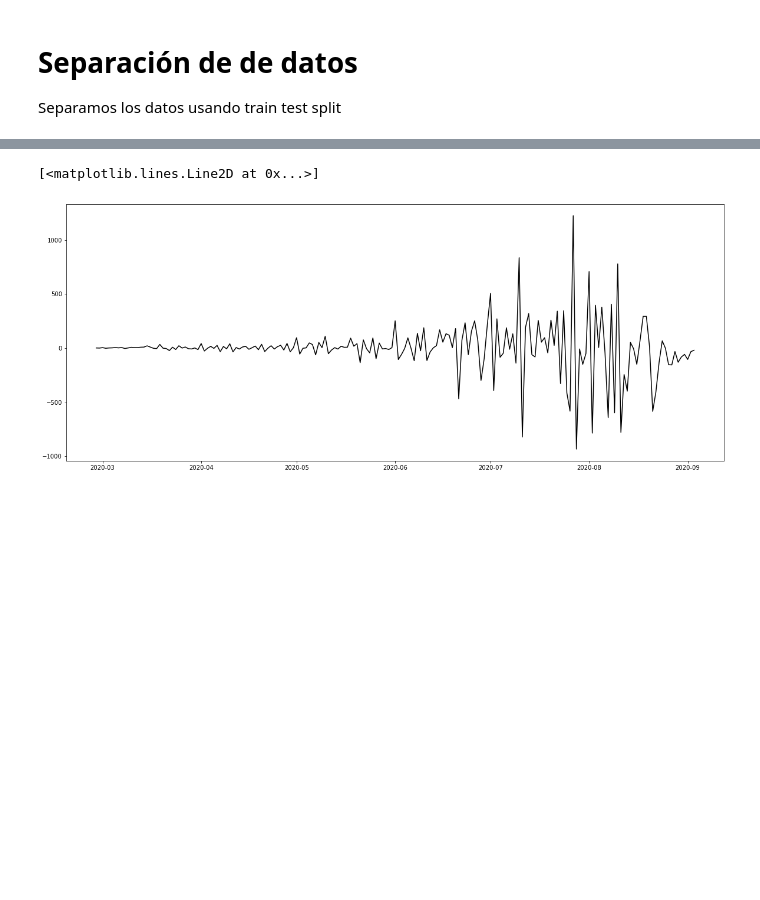
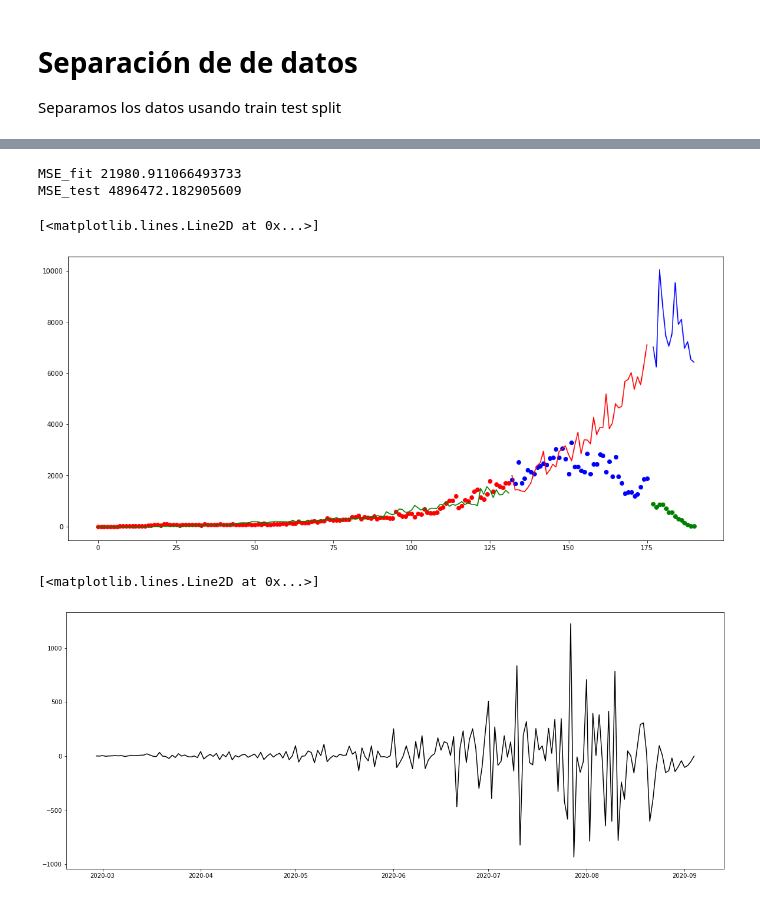
Before and after one commit to AP-2020-1S/covid-19-flr-analitica-predictiva, a Jupyter notebook: 3_Modelo_Bogota_Corto_plazo.ipynb, the cells around one changed output, grey strips where cells are left out. Drawn from its saved outputs; the diff is of its cells as text; code cells hidden in the pictures; blank space fills up the shorter version.

```diff
--- a/3_Modelo_Bogota_Corto_plazo.ipynb
+++ b/3_Modelo_Bogota_Corto_plazo.ipynb
@@ -148,3 +225,34 @@ plot()
+# %%
+from sklearn.pipeline import Pipeline
+from sklearn.preprocessing import StandardScaler
+from sklearn.linear_model import Ridge
+regressor = Ridge(alpha=10)
+pipe =Pipeline(steps=[('scaler',StandardScaler()),('regressor',regressor)])
+pipe.fit(X_fit,Y_fit)
+y_fit_pred = pipe.predict(X_fit)
+y_test_pred = pipe.predict(X_test)
+y_val_pred = pipe.predict(X_val)
+
+
+from sklearn.metrics import mean_squared_error
+
+print("MSE_fit",mean_squared_error(Y_fit,y_fit_pred))
+print("MSE_test",mean_squared_error(Y_test,y_test_pred))
+
+f = plt.figure(figsize=(18,8))
+plt.plot(X_fit['dias'],Y_fit,'or')
+plt.plot(X_test['dias'],Y_test,'ob')
+plt.plot(X_val['dias'],Y_val,'og')
+
+plt.plot(X_fit['dias'],y_fit_pred,'-g')
+plt.plot(X_test['dias'],y_test_pred,'-r')
+plt.plot(X_val['dias'],y_val_pred,'-b')
+#plt.plot(X_val['dias'],y_val_pred,'or')
+# %% [output]
+MSE_fit 21980.911066493733
+MSE_test 4896472.182905609
+[<matplotlib.lines.Line2D at 0x...>]
+[figure, added]
 # %%
 #Hallamos la tendencia a traves de una arp
 # %%
```
Also changed, not shown: parts of 24 cells of this notebook, 1 other file.
